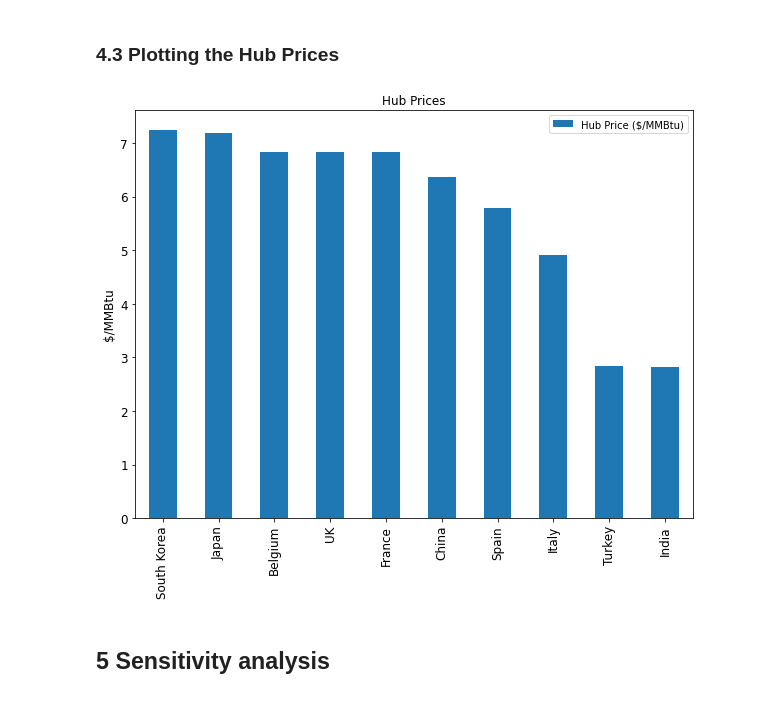
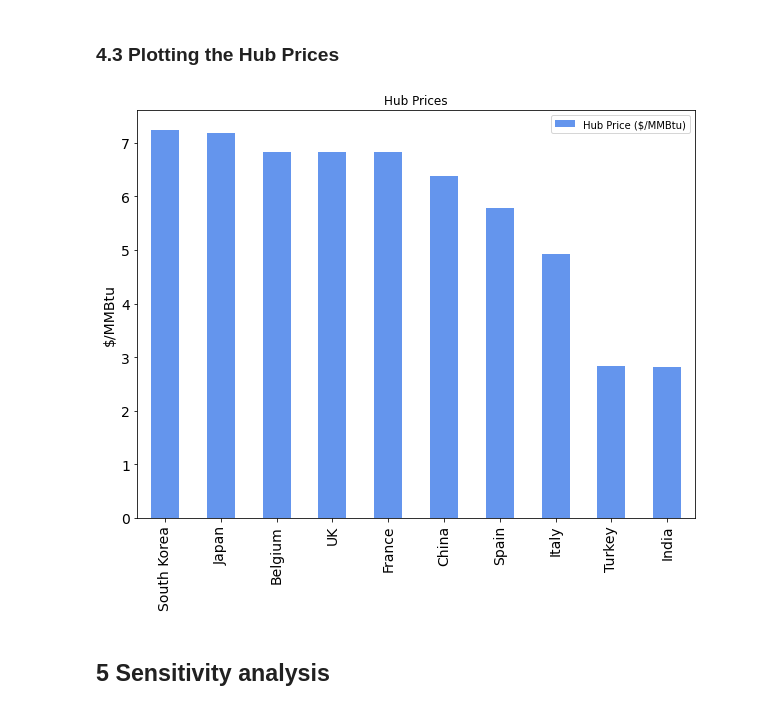
Before and after one commit to ModellingEnergyMarkets/LNG-Market, a Jupyter notebook: Simple_Model_of_LNG_Market_v_0.5.ipynb, the cells around one changed output. Drawn from its saved outputs; the diff is of its cells as text; code cells hidden in the pictures.

```diff
--- a/Simple_Model_of_LNG_Market_v_0.5.ipynb
+++ b/Simple_Model_of_LNG_Market_v_0.5.ipynb
@@ -771,12 +891,12 @@ Hub_Prices
 # %%
 hp = Hub_Prices.T
 hp.sort_values("Hub Price ($/MMBtu)", ascending=False, inplace = True)
-ax = hp.plot(kind = 'bar', title = "Hub Prices", figsize = (10, 7.5), legend = True, fontsize = 12)
-ax.set_xlabel("", fontsize=12)
-ax.set_ylabel("$/MMBtu", fontsize=12)
+ax = hp.plot(kind = 'bar', title = "Hub Prices", figsize = (10, 7.5), legend = True, fontsize = 14, color="cornflowerblue")
+ax.set_xlabel("", fontsize=14)
+ax.set_ylabel("$/MMBtu", fontsize=14)
 plt.show()
 # %% [output]
-[figure, old version]
+[figure, new version]
 # %% [markdown]
 ## 5 Sensitivity analysis
 # %% [markdown]
```
Also changed, not shown: parts of 13 cells of this notebook.
